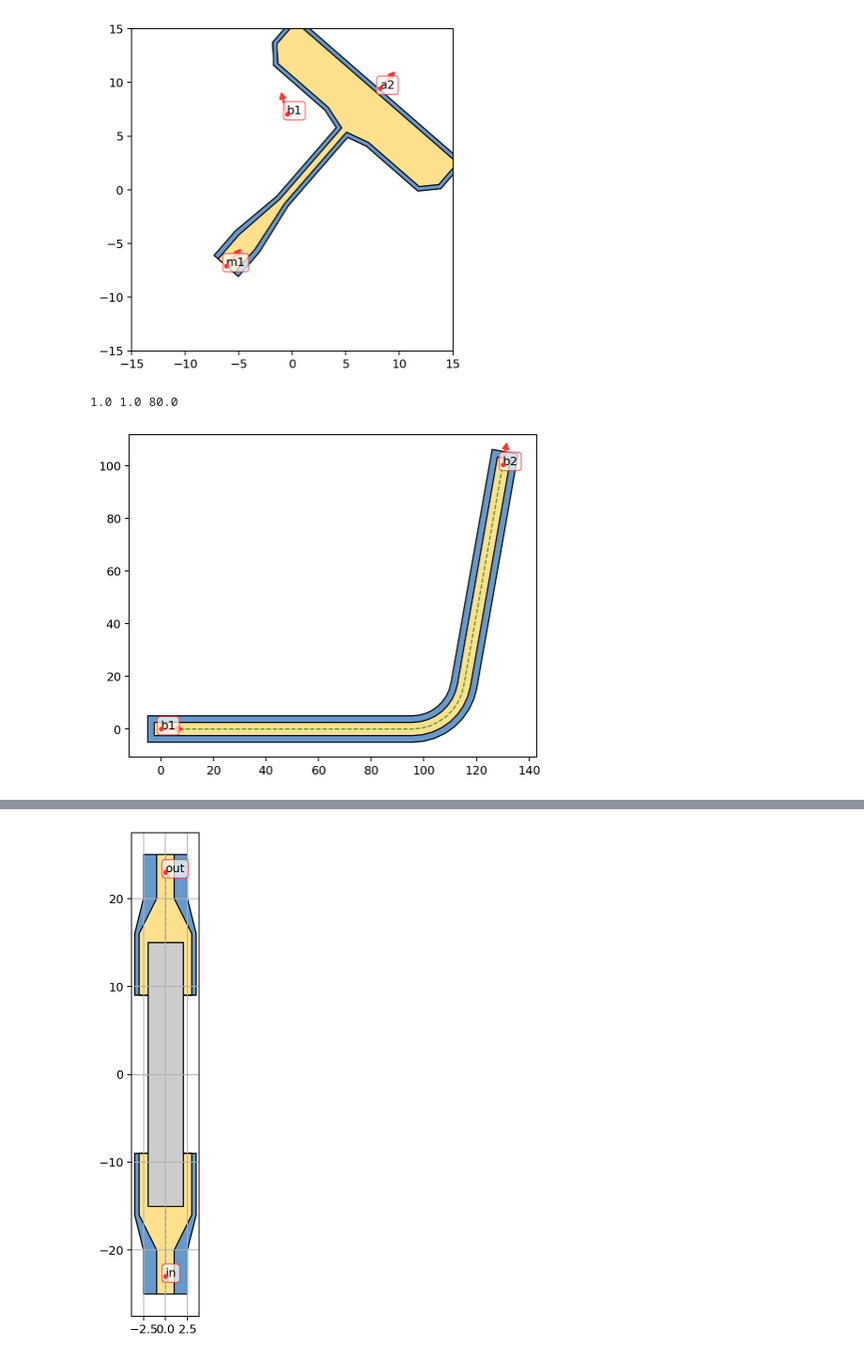
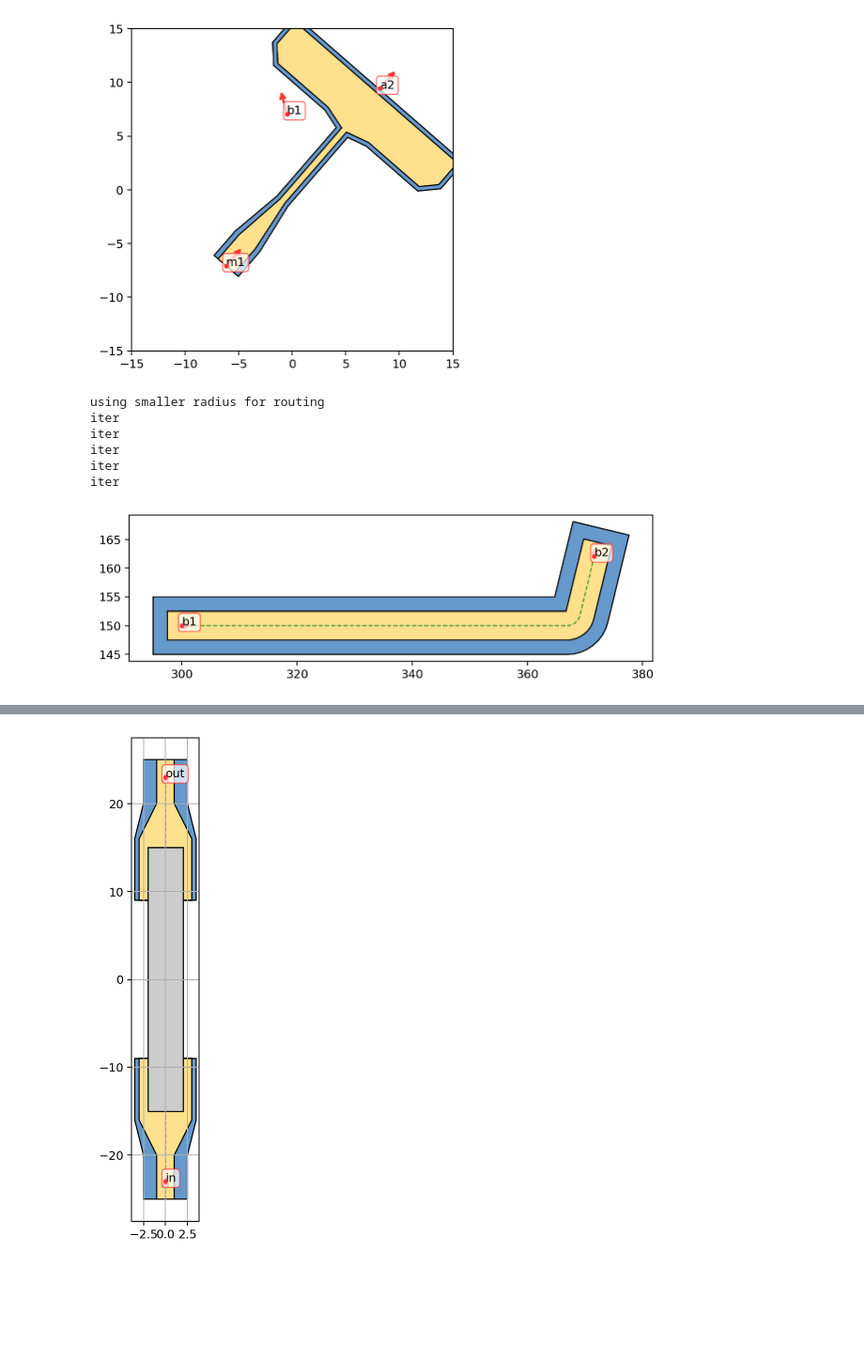
Before and after one commit to eeroqlab/zeroheliumkit, a Jupyter notebook: dev/anchors_test.ipynb, the cells around one changed output, grey strips where cells are left out. Shown at 94% size. Saved outputs shown, nothing was run; the diff lists cells and outputs as text; code cells hidden in the pictures; blank space fills up the shorter version.

Commit message:
development routing

```diff
--- a/dev/anchors_test.ipynb
+++ b/dev/anchors_test.ipynb
@@ -130,26 +130,34 @@ plt.show()
 # %%
 layer_info = {"metal": 5,
               "etch": 10}
 
 p1 = Anchor((0, 0), 90)
 p2 = Anchor((30, 30), 0)
 
 p3 = Anchor((0, 0), 0)
-p4 = Anchor((130, 100.3), 80)
+p4 = Anchor((130, -20), 80)
 
-route = ElbowLine(p3, p4, radius=20, num_segments=9, layers=layer_info, alabel=("b1", "b2"))
+p5 = Anchor((300.0, 150.0), 0)
+p6 = Anchor((371.6186, 161.059 + 1), 1.909152433002987 * 40)
+
+route = ElbowLine(p5, p6, radius=30, num_segments=9, layers=layer_info, alabel=("b1", "b2"))
 #route.rotate(-53)
 #route.get_anchor("b2").properties
 
 fig = plt.figure(1, figsize=SIZE, dpi=90)
 ax = fig.add_subplot(111)
 #set_limits(ax=ax, coor=[0,0], dxdy=[150,80])
 route.plot(ax=ax, layer=["etch", "metal", "anchorsmod", "skeletone"], color=colorlist)
 plt.gca().set_aspect('equal')
 plt.show()
 # %% [output]
-1.0 1.0 80.0
+using smaller radius for routing
+iter
+iter
+iter
+iter
+iter
-[figure, old version]
+[figure, new version]
 # %%
 layer_info = {"top": 3,
               "gnd": 6}
```
Also changed, not shown: parts of 16 cells of this notebook, 4 other files.
